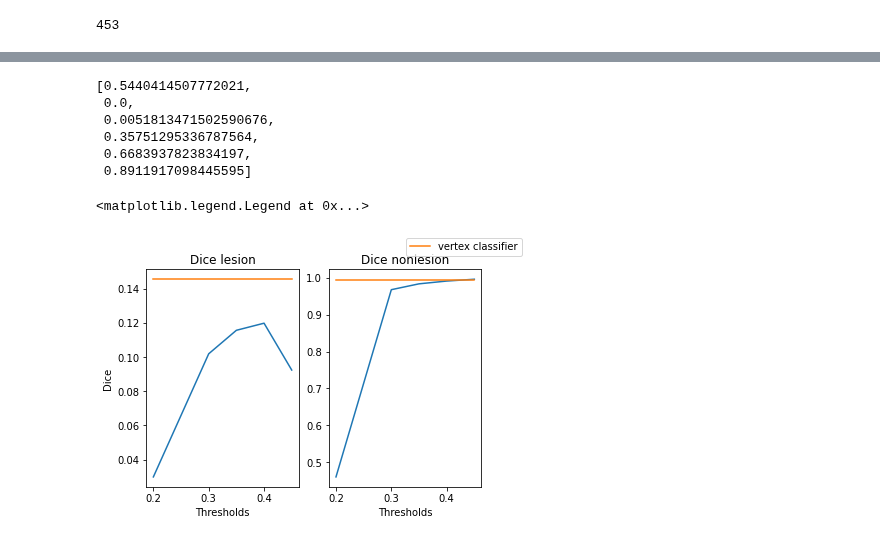
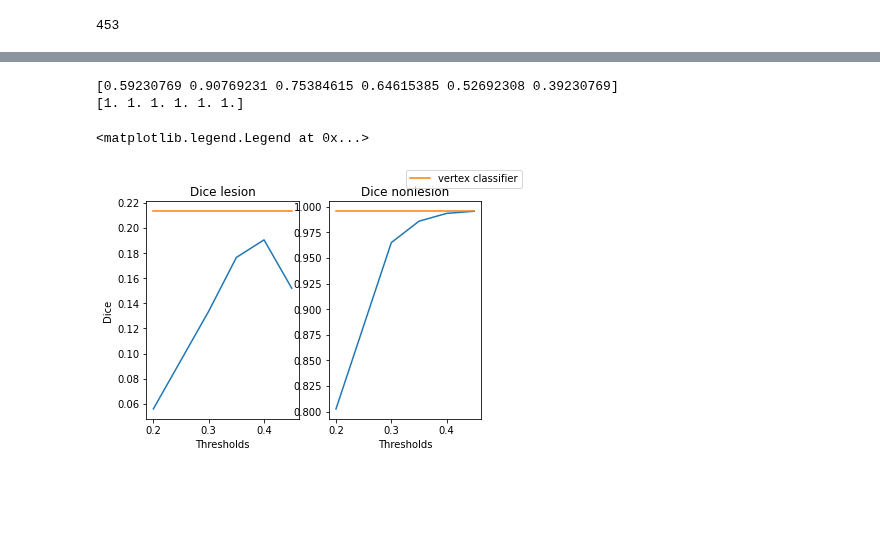
Before and after one commit to MELDProject/meld_graph, a Jupyter notebook: notebooks/baseline_scores2.ipynb, the cells around one changed output, grey strips where cells are left out. Saved outputs shown, nothing was run; the diff lists cells and outputs as text; code cells hidden in the pictures; blank space fills up the shorter version.

```diff
--- a/notebooks/baseline_scores2.ipynb
+++ b/notebooks/baseline_scores2.ipynb
@@ -179,31 +193,28 @@ for s in stored_scores:
-# %%
-specificities
-# %% [output]
-[0.5440414507772021,
- 0.0,
- 0.0051813471502590676,
- 0.35751295336787564,
- 0.6683937823834197,
- 0.8911917098445595]
-# %%
-import matplotlib.pyplot as plt
-fig,ax = plt.subplots(1,2)
-ax[0].plot(threshes,stored_dices[1:],)
-ax[0].plot([threshes[0],threshes[-1]],[stored_dices[0],stored_dices[0]],label='vertex classifier')
-ax[0].set_xlabel('Thresholds')
-ax[0].set_ylabel('Dice')
-
-ax[0].set_title("Dice lesion")
-#,stored_nondice
-ax[1].plot(threshes,stored_nondice[1:],)
-ax[1].plot([threshes[0],threshes[-1]],[stored_nondice[0],stored_nondice[0]])
-#,stored_nondice
-ax[1].set_xlabel('Thresholds')
-ax[1].set_title("Dice nonlesion")
-fig.legend()
-# %% [output]
-<matplotlib.legend.Legend at 0x...>
-[figure, removed]
+# %%
+print(stored_sensitivity_array)
+print(stored_specificity_array)
+# %% [output]
+[0.59230769 0.90769231 0.75384615 0.64615385 0.52692308 0.39230769]
+[1. 1. 1. 1. 1. 1.]
+# %%
+import matplotlib.pyplot as plt
+fig,ax = plt.subplots(1,2)
+ax[0].plot(threshes,stored_dices_array[1:],)
+ax[0].plot([threshes[0],threshes[-1]],[stored_dices_array[0],stored_dices_array[0]],label='vertex classifier')
+ax[0].set_xlabel('Thresholds')
+ax[0].set_ylabel('Dice')
+
+ax[0].set_title("Dice lesion")
+#,stored_nondice
+ax[1].plot(threshes,stored_nondices_array[1:],)
+ax[1].plot([threshes[0],threshes[-1]],[stored_nondices_array[0],stored_nondices_array[0]])
+#,stored_nondice
+ax[1].set_xlabel('Thresholds')
+ax[1].set_title("Dice nonlesion")
+fig.legend()
+# %% [output]
+<matplotlib.legend.Legend at 0x...>
+[figure, added]
 # %%
 import matplotlib.pyplot as plt
 fig,ax = plt.subplots(1,2)
```
Also changed, not shown: parts of 14 cells of this notebook, 1 other file.
